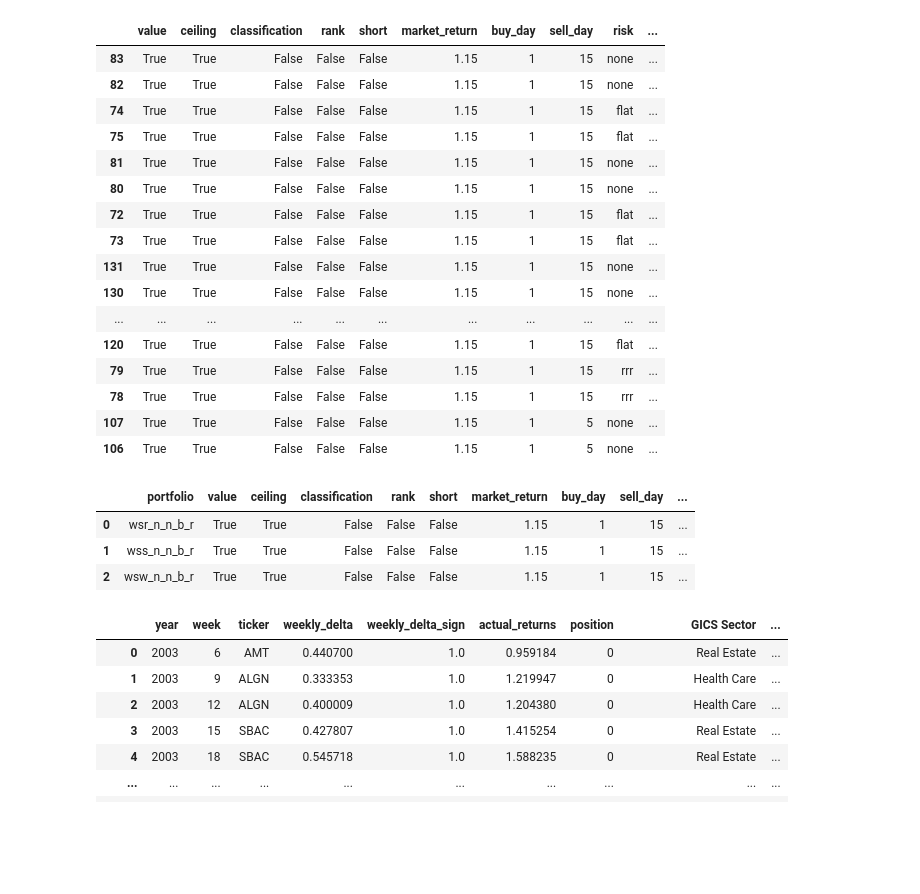
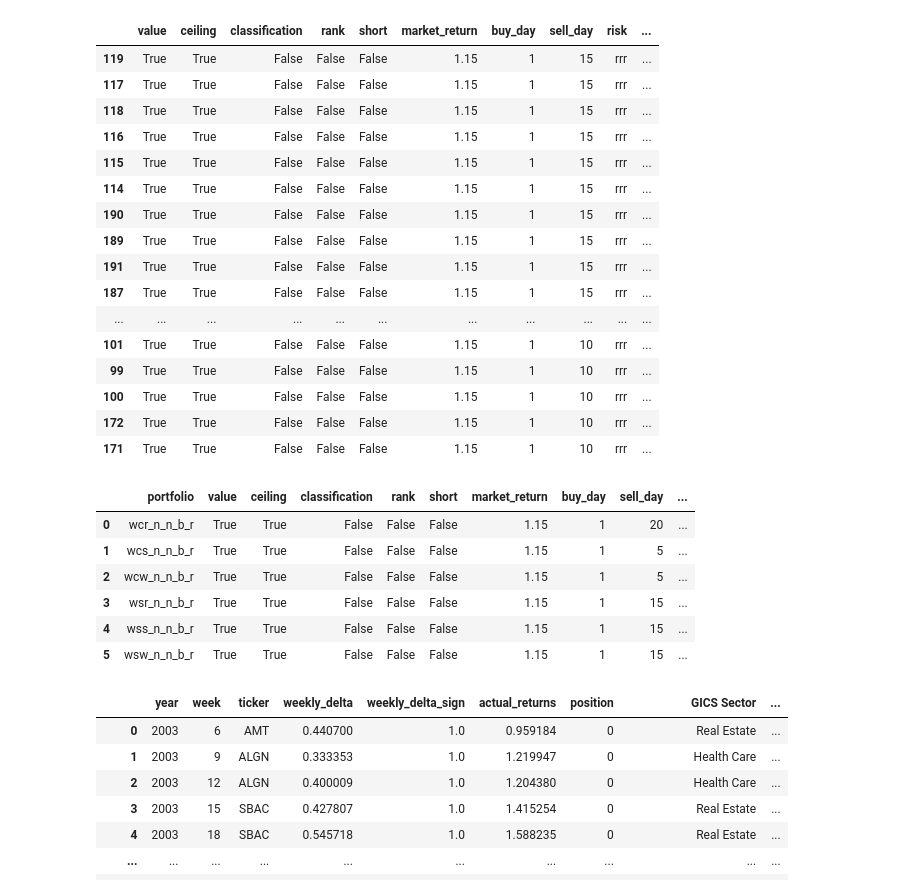
Before and after one commit to webclinic017/longshot-, a Jupyter notebook: analysis.ipynb, the cells around one changed output. Cells and saved outputs as stored; diff of their text form; code cells hidden in the pictures; blank space fills up the shorter version.

```diff
--- a/analysis.ipynb
+++ b/analysis.ipynb
@@ -58,9 +58,9 @@ portfolios = []
 portfolios.append(portfolio)
 portfolios.append(portfolio_ii)
 portfolios.append(portfolio_iii)
-# portfolios.append(portfolio_iv)
-# portfolios.append(portfolio_v)
-# portfolios.append(portfolio_vi)
+portfolios.append(portfolio_iv)
+portfolios.append(portfolio_v)
+portfolios.append(portfolio_vi)
 # %%
 fund = Fund(portfolios,backtest_start_date,backtest_end_date,current_start_date)
 market = Market()
@@ -104,32 +104,35 @@ for portfolio in tqdm(portfolios):
     portfolio.db.disconnect()
 a = pd.DataFrame([x.to_dict() for x in analysis])
 # %%
-a.sort_values("pv",ascending=False).head(20)
+a[a["risk"]=="rrr"].sort_values("pv",ascending=False).head(20)
 # %% [output]
 |  | value | ceiling | classification | rank | short | market_return | buy_day | sell_day | risk | ... |
-| 83 | True | True | False | False | False | 1.15 | 1 | 15 | none | ... |
-| 82 | True | True | False | False | False | 1.15 | 1 | 15 | none | ... |
-| 74 | True | True | False | False | False | 1.15 | 1 | 15 | flat | ... |
-| 75 | True | True | False | False | False | 1.15 | 1 | 15 | flat | ... |
-| 81 | True | True | False | False | False | 1.15 | 1 | 15 | none | ... |
-| 80 | True | True | False | False | False | 1.15 | 1 | 15 | none | ... |
-| 72 | True | True | False | False | False | 1.15 | 1 | 15 | flat | ... |
-| 73 | True | True | False | False | False | 1.15 | 1 | 15 | flat | ... |
-| 131 | True | True | False | False | False | 1.15 | 1 | 15 | none | ... |
-| 130 | True | True | False | False | False | 1.15 | 1 | 15 | none | ... |
+| 119 | True | True | False | False | False | 1.15 | 1 | 15 | rrr | ... |
+| 117 | True | True | False | False | False | 1.15 | 1 | 15 | rrr | ... |
+| 118 | True | True | False | False | False | 1.15 | 1 | 15 | rrr | ... |
+| 116 | True | True | False | False | False | 1.15 | 1 | 15 | rrr | ... |
+| 115 | True | True | False | False | False | 1.15 | 1 | 15 | rrr | ... |
+| 114 | True | True | False | False | False | 1.15 | 1 | 15 | rrr | ... |
+| 190 | True | True | False | False | False | 1.15 | 1 | 15 | rrr | ... |
+| 189 | True | True | False | False | False | 1.15 | 1 | 15 | rrr | ... |
+| 191 | True | True | False | False | False | 1.15 | 1 | 15 | rrr | ... |
+| 187 | True | True | False | False | False | 1.15 | 1 | 15 | rrr | ... |
 | ... | ... | ... | ... | ... | ... | ... | ... | ... | ... | ... |
-| 120 | True | True | False | False | False | 1.15 | 1 | 15 | flat | ... |
-| 79 | True | True | False | False | False | 1.15 | 1 | 15 | rrr | ... |
-| 78 | True | True | False | False | False | 1.15 | 1 | 15 | rrr | ... |
-| 107 | True | True | False | False | False | 1.15 | 1 | 5 | none | ... |
-| 106 | True | True | False | False | False | 1.15 | 1 | 5 | none | ... |
+| 101 | True | True | False | False | False | 1.15 | 1 | 10 | rrr | ... |
+| 99 | True | True | False | False | False | 1.15 | 1 | 10 | rrr | ... |
+| 100 | True | True | False | False | False | 1.15 | 1 | 10 | rrr | ... |
+| 172 | True | True | False | False | False | 1.15 | 1 | 10 | rrr | ... |
+| 171 | True | True | False | False | False | 1.15 | 1 | 10 | rrr | ... |
 # %%
-a.sort_values("pv",ascending=False).groupby("portfolio").nth(0).reset_index()
+a[a["risk"]=="rrr"].sort_values("pv",ascending=False).groupby("portfolio").nth(0).reset_index()
 # %% [output]
 |  | portfolio | value | ceiling | classification | rank | short | market_return | buy_day | sell_day | ... |
-| 0 | wsr_n_n_b_r | True | True | False | False | False | 1.15 | 1 | 15 | ... |
-| 1 | wss_n_n_b_r | True | True | False | False | False | 1.15 | 1 | 15 | ... |
-| 2 | wsw_n_n_b_r | True | True | False | False | False | 1.15 | 1 | 15 | ... |
+| 0 | wcr_n_n_b_r | True | True | False | False | False | 1.15 | 1 | 20 | ... |
+| 1 | wcs_n_n_b_r | True | True | False | False | False | 1.15 | 1 | 5 | ... |
+| 2 | wcw_n_n_b_r | True | True | False | False | False | 1.15 | 1 | 5 | ... |
+| 3 | wsr_n_n_b_r | True | True | False | False | False | 1.15 | 1 | 15 | ... |
+| 4 | wss_n_n_b_r | True | True | False | False | False | 1.15 | 1 | 15 | ... |
+| 5 | wsw_n_n_b_r | True | True | False | False | False | 1.15 | 1 | 15 | ... |
 # %%
 top = a.sort_values("pv",ascending=False).iloc[0]
 db = ADatabase(top["portfolio"])
```
Also changed, not shown: 10 other files.
